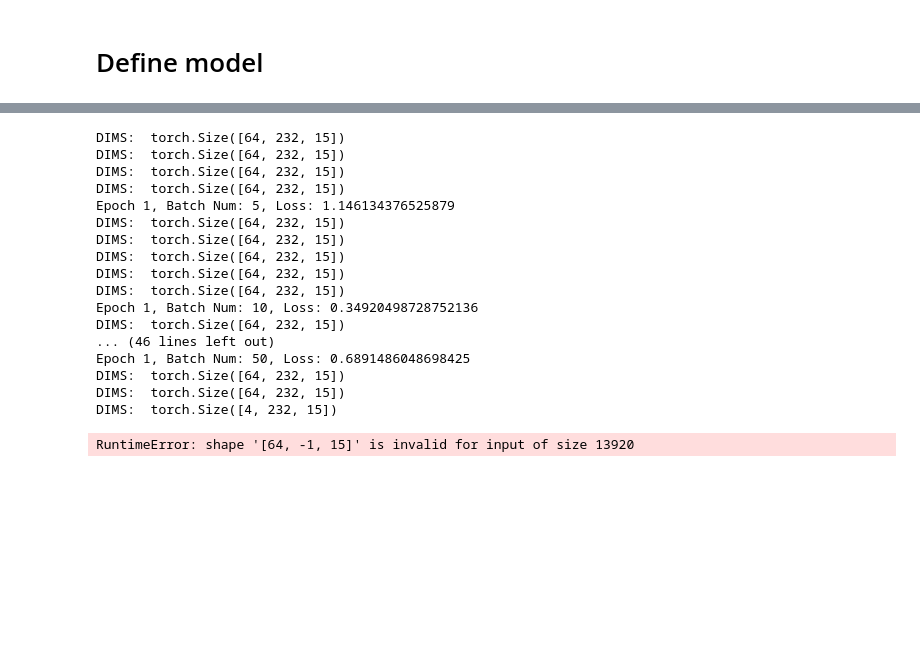
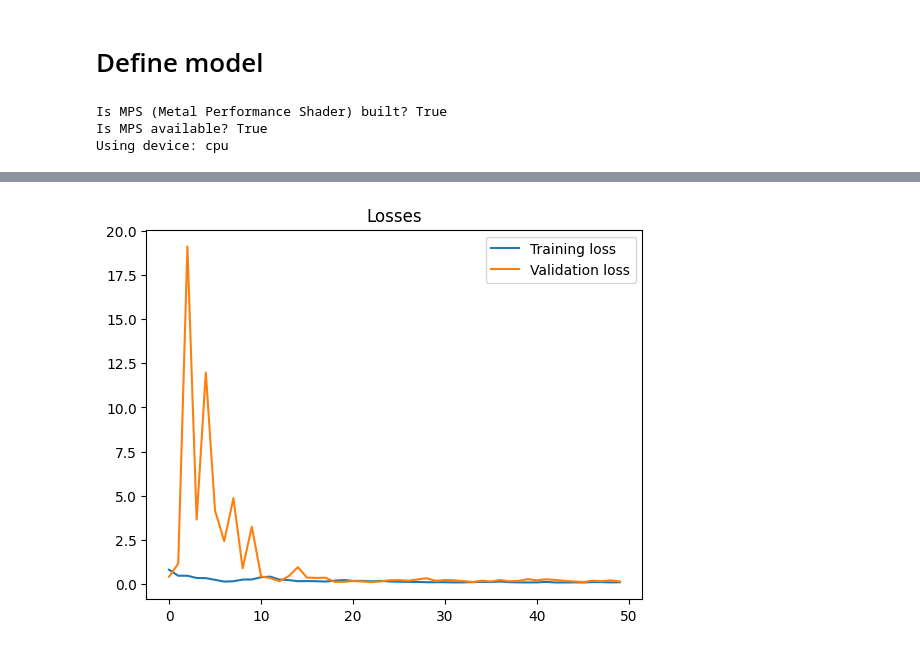
Before and after one commit to aschreiber1/stock-volume-predictor, a Jupyter notebook: Train.ipynb, the cells around one changed output, grey strips where cells are left out. Drawn from its saved outputs; the diff is of its cells as text; code cells hidden in the pictures; blank space fills up the shorter version.

Commit message:
Model that learns!

```diff
--- a/Train.ipynb
+++ b/Train.ipynb
@@ -306,7 +306,7 @@ class GRUModel(nn.Module):
 
     def forward(self, x, lengths):
         # Initializing hidden state for first input with zeros
-        h0 = torch.zeros(self.layer_dim, x.size(0), self.hidden_dim).requires_grad_()
+        h0 = torch.zeros(self.layer_dim, x.size(0), self.hidden_dim).requires_grad_().to(device)
 
         #unpad
         x = pack_padded_sequence(x, lengths, batch_first=True)
@@ -315,7 +315,7 @@ class GRUModel(nn.Module):
         out, _ = self.gru(x, h0.detach())
 
         #pad back to expected length
-        out, lengths = pad_packed_sequence(out)
+        out, lengths = pad_packed_sequence(out, batch_first=True)
 
         # Reshaping the outputs in the shape of (batch_size, seq_length, hidden_size)
         # so that it can fit into the fully connected layer
@@ -328,8 +328,6 @@ class GRUModel(nn.Module):
 # %%
 from datetime import datetime
 import matplotlib.pyplot as plt
-
-device = "cpu"
 
 class Optimization:
     def __init__(self, model, loss_fn, optimizer):
@@ -343,8 +341,14 @@ class Optimization:
         # Sets model to train mode
         self.model.train()
 
+        #print(x.shape)
+
         # Makes predictions
         yhat = self.model(x, lengths)
+
+        #print(y.shape, yhat.shape)
+        #print(y)
+        #print(y, yhat)
 
         # Computes loss
         loss = self.loss_fn(y, yhat)
@@ -369,11 +373,11 @@ class Optimization:
                 #TODO: What does this view do here?
                 #print("DIMS: ", x_batch.shape)
                 x_batch = x_batch.view([batch_size, -1, n_features]).to(device)
-                y_batch = y_batch.to(device)
+                y_batch = y_batch.view([batch_size,-1]).to(device)
                 loss = self.train_step(x_batch, y_batch, lengths)
                 batch_losses.append(loss)
                 count += 1
-                if not count % 5:
+                if not count % 15:
                     print("Epoch {}, Batch Num: {}, Loss: {}".format(epoch, count, loss))
 
             training_loss = np.mean(batch_losses)
@@ -383,7 +387,7 @@ class Optimization:
                 batch_val_losses = []
                 for x_val, y_val, lengths in val_loader:
                     x_val = x_val.view([batch_size, -1, n_features]).to(device)
-                    y_val = y_val.to(device)
+                    y_val = y_val.view([batch_size,-1]).view([batch_size,-1]).to(device)
                     self.model.eval()
                     yhat = self.model(x_val, lengths)
                     val_loss = self.loss_fn(y_val, yhat).item()
@@ -391,10 +395,9 @@ class Optimization:
                 validation_loss = np.mean(batch_val_losses)
                 self.val_losses.append(validation_loss)
 
-            if (epoch <= 10) | (epoch % 50 == 0):
-                print(
-                    f"[{epoch}/{n_epochs}] Training loss: {training_loss:.4f}\t Validation loss: {validation_loss:.4f}"
-                )
+            print(
+                f"[{epoch}/{n_epochs}] Training loss: {training_loss:.4f}\t Validation loss: {validation_loss:.4f}"
+            )
 
         torch.save(self.model.state_dict(), model_path)
 
@@ -404,7 +407,7 @@ class Optimization:
             values = []
             for x_test, y_test, lengths in test_loader:
                 x_test = x_test.view([batch_size, -1, n_features]).to(device)
-                y_test = y_test.to(device)
+                y_test = y_test.view([batch_size,-1]).to(device)
                 self.model.eval()
                 yhat = self.model(x_test, lengths)
                 predictions.append(yhat.to(device).detach().numpy())
@@ -426,6 +429,20 @@ def get_model(model, model_params):
         "gru": GRUModel,
     }
     return models.get(model.lower())(**model_params)
+# %%
+print(f"Is MPS (Metal Performance Shader) built? {torch.backends.mps.is_built()}")
+print(f"Is MPS available? {torch.backends.mps.is_available()}")
+
+#TODO: get this working on GPU
+# Set the device
+#device = "mps" if torch.backends.mps.is_available() else "cpu"
+device = "cpu"
+device = torch.device(device)
+print(f"Using device: {device}")
+# %% [output]
+Is MPS (Metal Performance Shader) built? True
+Is MPS available? True
+Using device: cpu
 # %%
 import torch.optim as optim
 
@@ -436,9 +453,10 @@ hidden_dim = 64
 layer_dim = 3
 batch_size = 64
 dropout = 0.2
-n_epochs = 2
-learning_rate = 1e-3
+n_epochs = 50
+learning_rate = 1e-2
 weight_decay = 1e-6
+
 
 model_params = {'input_dim': input_dim,
                 'hidden_dim' : hidden_dim,
@@ -447,7 +465,7 @@ model_params = {'input_dim': input_dim,
                 'dropout_prob' : dropout}
 
 #TODO: Try other Models  - Weights and Balances
-model = get_model('gru', model_params)
+model = get_model('gru', model_params).to(device)
 
 #TODO: Try other loss functions and optimizers - Weights and Balances
 loss_fn = nn.MSELoss(reduction="mean")
@@ -463,18 +497 @@ DIMS:  torch.Size([64, 232, 15])
-DIMS:  torch.Size([64, 232, 15])
-DIMS:  torch.Size([64, 232, 15])
-DIMS:  torch.Size([64, 232, 15])
-DIMS:  torch.Size([64, 232, 15])
-Epoch 1, Batch Num: 5, Loss: 1.146134376525879
-DIMS:  torch.Size([64, 232, 15])
-DIMS:  torch.Size([64, 232, 15])
-DIMS:  torch.Size([64, 232, 15])
-DIMS:  torch.Size([64, 232, 15])
-DIMS:  torch.Size([64, 232, 15])
-Epoch 1, Batch Num: 10, Loss: 0.34920498728752136
-DIMS:  torch.Size([64, 232, 15])
-... (46 lines left out)
-Epoch 1, Batch Num: 50, Loss: 0.6891486048698425
-DIMS:  torch.Size([64, 232, 15])
-DIMS:  torch.Size([64, 232, 15])
-DIMS:  torch.Size([4, 232, 15])
-RuntimeError: shape '[64, -1, 15]' is invalid for input of size 13920
+[figure, added]
```
Also changed, not shown: parts of 1 cell of this notebook, 1 other file.
